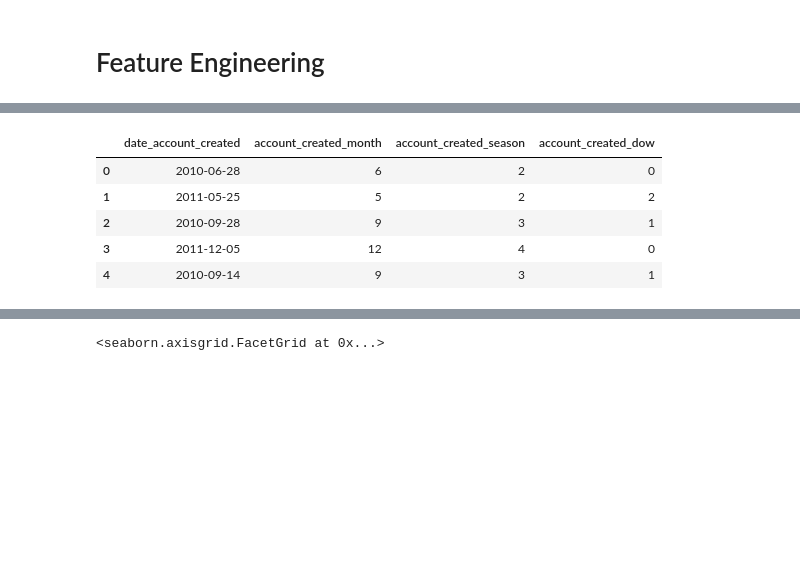
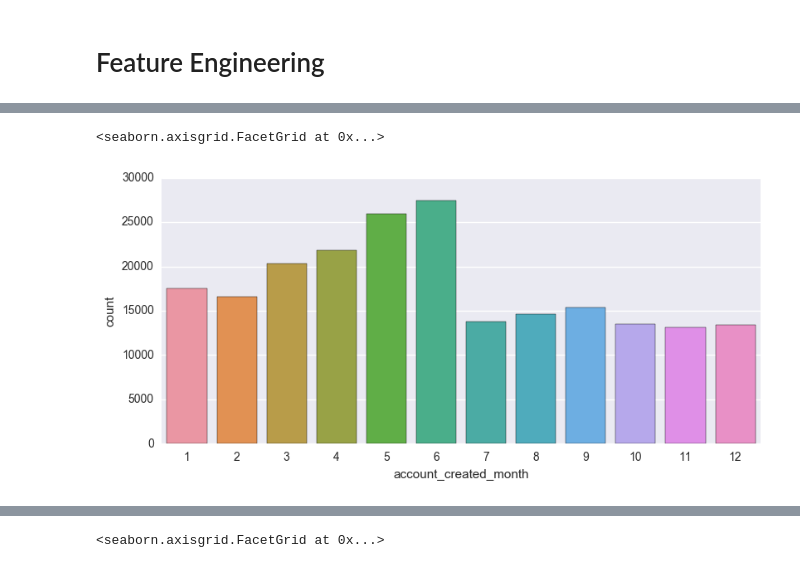
Before and after one commit to mattcano/airbnb_kaggle, a Jupyter notebook: cano_final_v2.ipynb, the cells around one changed output, grey strips where cells are left out. Drawn from its saved outputs; the diff is of its cells as text; code cells hidden in the pictures; blank space fills up the shorter version.

```diff
--- a/cano_final_v2.ipynb
+++ b/cano_final_v2.ipynb
@@ -355,15 +350,12 @@ Name: diff_created_booked, dtype: int64
 # %%
 # Creating columns breaking out 'date_account_created' to month, season and day of week
 users['account_created_month'] = users.date_account_created.map(lambda x: x.month)
 # Day of week account created [0...6] = [M...Su]
 users['account_created_dow'] = users.date_account_created.map(lambda x: x.dayofweek)
 # Roughly season of year account created (N. Hemisphere), [1,2,3,4] = [Winter, Spring, Summer, Fall]
 users['account_created_season'] = users.date_account_created.map(lambda x: (x.month-1)/3+1)
-users[['date_account_created', 'account_created_month','account_created_season','account_created_dow']].head()
+# users[['date_account_created', 'account_created_month','account_created_season','account_created_dow']].head()
+sns.factorplot('account_created_month', data=users, kind='count', aspect=2.0)
 # %% [output]
-|  | date_account_created | account_created_month | account_created_season | account_created_dow |
-| 0 | 2010-06-28 | 6 | 2 | 0 |
-| 1 | 2011-05-25 | 5 | 2 | 2 |
-| 2 | 2010-09-28 | 9 | 3 | 1 |
-| 3 | 2011-12-05 | 12 | 4 | 0 |
-| 4 | 2010-09-14 | 9 | 3 | 1 |
+<seaborn.axisgrid.FacetGrid at 0x...>
+[figure, added]
```
Also changed, not shown: parts of 40 cells of this notebook.
